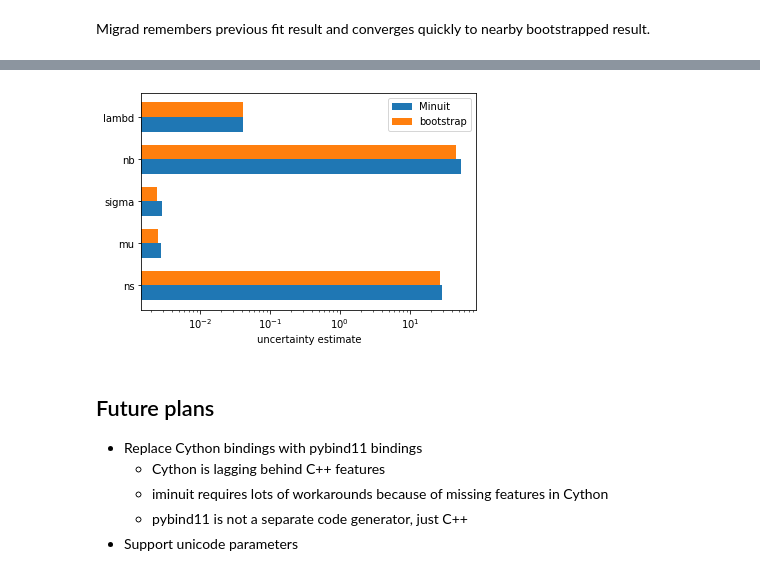
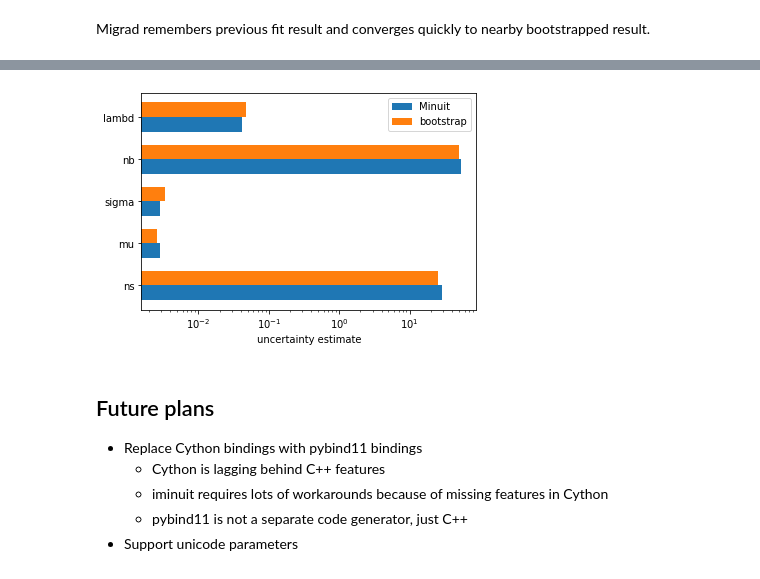
Before and after one commit to HDembinski/pyhep-2020-iminuit, a Jupyter notebook: iminuit.ipynb, the cells around one changed output, grey strips where cells are left out. Cells and saved outputs as stored; diff of their text form; code cells hidden in the pictures.

```diff
--- a/iminuit.ipynb
+++ b/iminuit.ipynb
@@ -613,13 +613,16 @@ m.migrad()
 print(f"nfcn for original fit = {m.fmin.nfcn}")
 
 errors = m.errors[:]
+nfcn = m.fmin.nfcn
 
-thetas = []
-for i, b_sample in enumerate(bootstrap.resample(x, size=100)):
+b_value = []
+b_nfcn = []
+for i, b_sample in enumerate(bootstrap.resample(x, size=50)):
     cost.n = np.histogram(b_sample, bins=30, range=(0, 1))[0]
     m.migrad()
     print(f"nfcn for fit of b_sample[{i}] = {m.fmin.nfcn}")
     assert m.valid
-    thetas.append(m.values[:])
+    b_value.append(m.values[:])
+    b_nfcn.append(m.fmin.nfcn)
 # %% [output]
 nfcn for original fit = 626
@@ -644,18 +654,18 @@ Migrad remembers previous fit result and converges quickly to nearby bootstrappe
 # %%
-b_cov = np.cov(np.transpose(thetas))
+b_cov = np.cov(np.transpose(b_value))
 b_errors = np.diag(b_cov) ** 0.5
 
 height = 0.35
 i = np.arange(5)
 plt.barh(i - height/2, errors, height, label="Minuit")
 plt.barh(i + height/2, b_errors, height, label="bootstrap")
 plt.semilogx()
 # plt.ylim(0, np.max(np.concatenate(errors, b_errors)))
 plt.yticks(i, m.parameters)
 plt.xlabel("uncertainty estimate")
 plt.legend();
 # %% [output]
-[figure, old version]
+[figure, new version]
 # %% [markdown]
 ## Future plans
 
```
Also changed, not shown: parts of 2 cells of this notebook, 1 other file.
